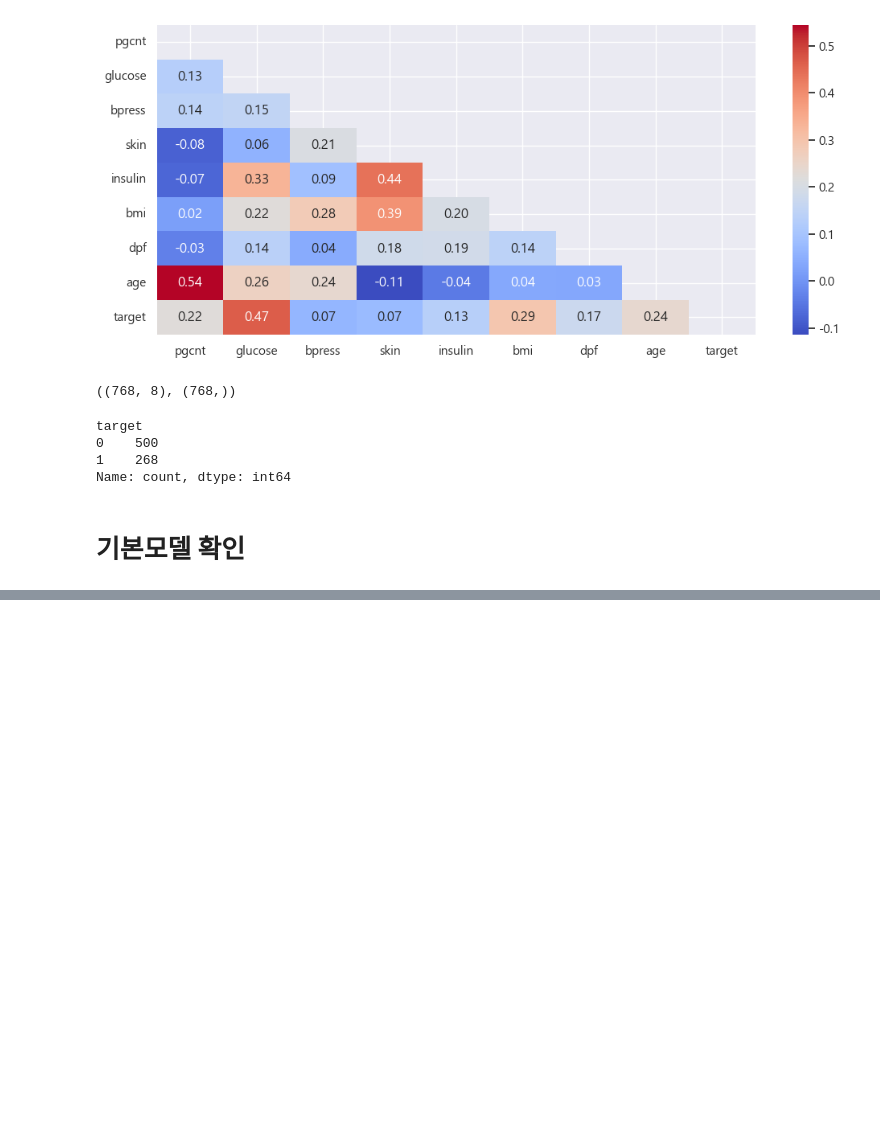
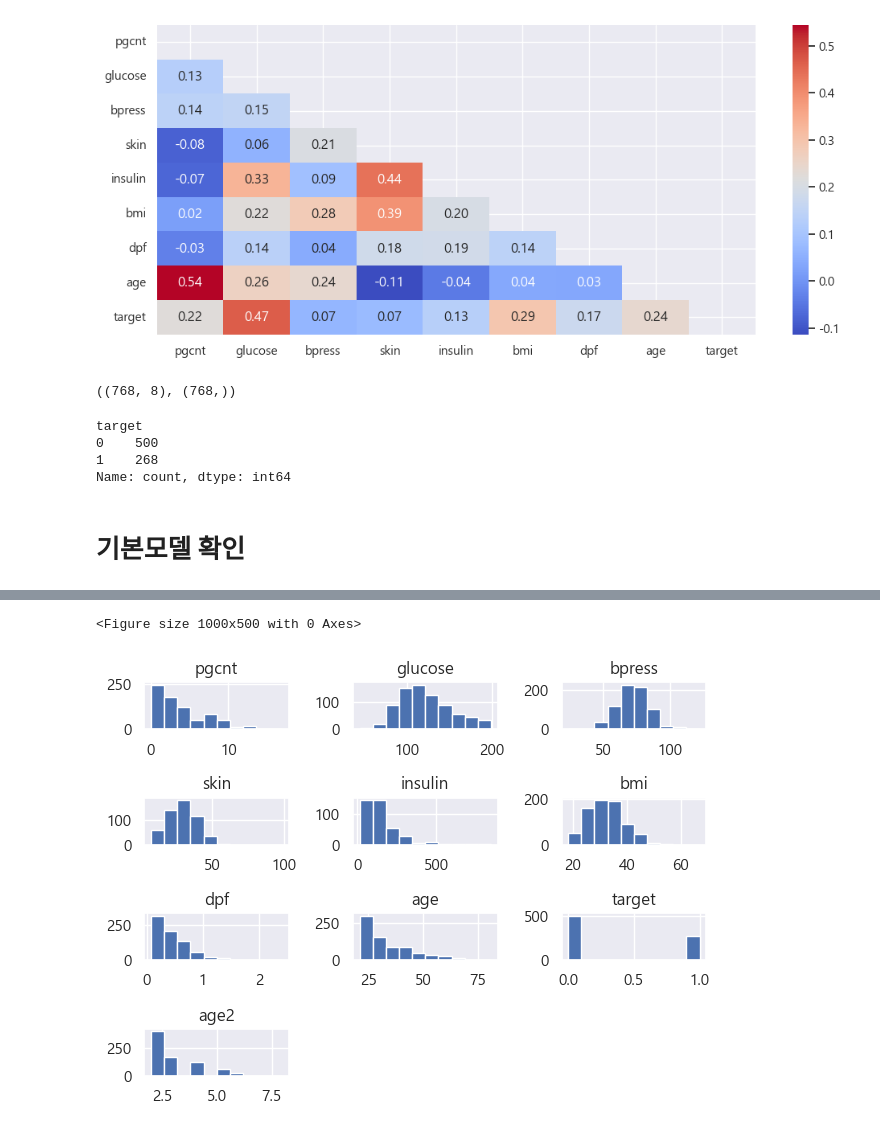
Before and after one commit to Kwonym0814/AIotDataAnalysis, a Jupyter notebook: workspace_python/ml/lec03.pima당뇨분류모델.ipynb, the cells around one changed output, grey strips where cells are left out. Cells and saved outputs as stored; diff of their text form; code cells hidden in the pictures; blank space fills up the shorter version.

```diff
--- a/workspace_python/ml/lec03.pima당뇨분류모델.ipynb
+++ b/workspace_python/ml/lec03.pima당뇨분류모델.ipynb
@@ -242,0 +347,2 @@ weighted avg       0.72      0.72      0.72       154
+# %%
+df['age2'] = df['age']//10
@@ -242,0 +415,4 @@ weighted avg       0.72      0.72      0.72       154
+# %%
+# 1. 0을 결측치(NaN)로 먼저 변환 (0인 상태에서는 평균 계산에 포함되어 왜곡이 발생함)
+col_list = ['glucose', 'bpress', 'skin', 'insulin', 'bmi', 'dpf']
+df[col_list] = df[col_list].replace(0, np.nan)
@@ -242,0 +439,8 @@ weighted avg       0.72      0.72      0.72       154
+# %%
+plt.figure(figsize=(10,5))
+df.hist()
+plt.tight_layout()
+plt.show()
+# %% [output]
+<Figure size 1000x500 with 0 Axes>
+[figure, added]
```
Also changed, not shown: parts of 32 cells of this notebook.
